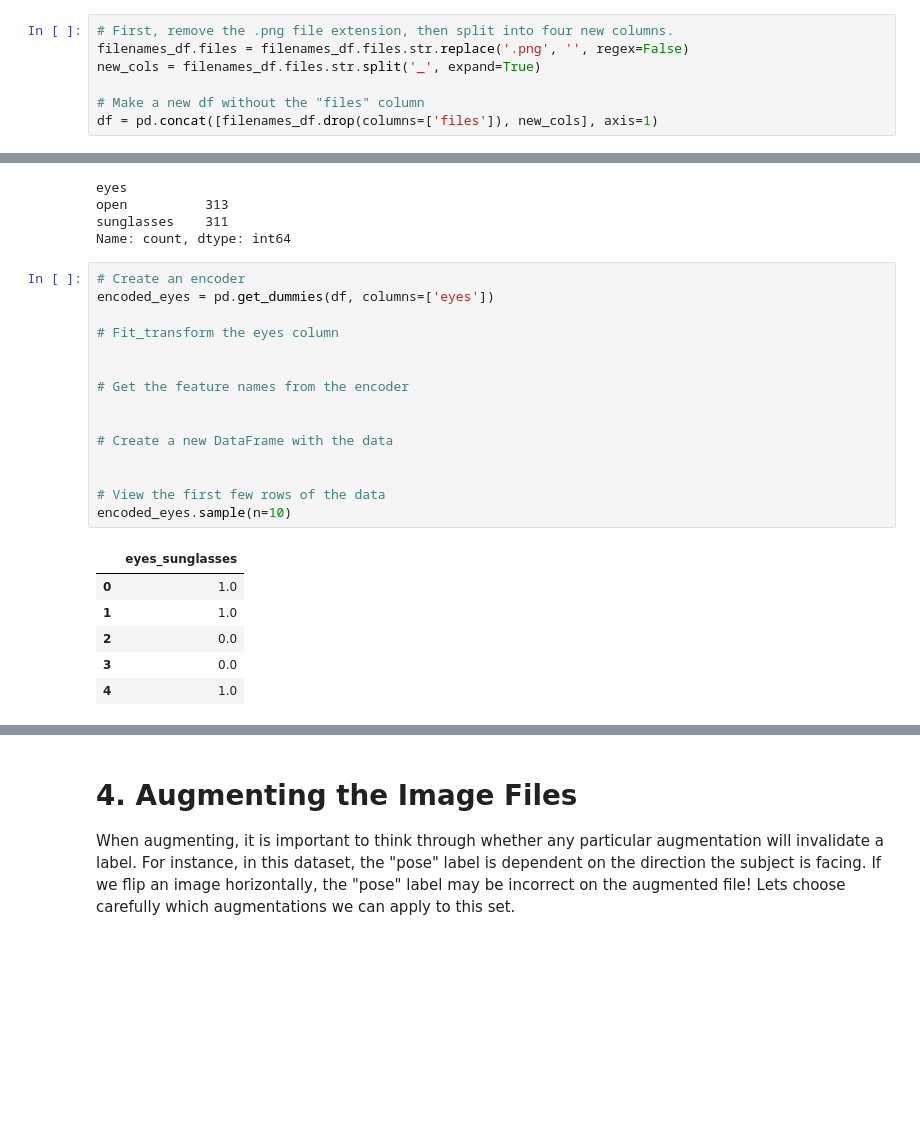
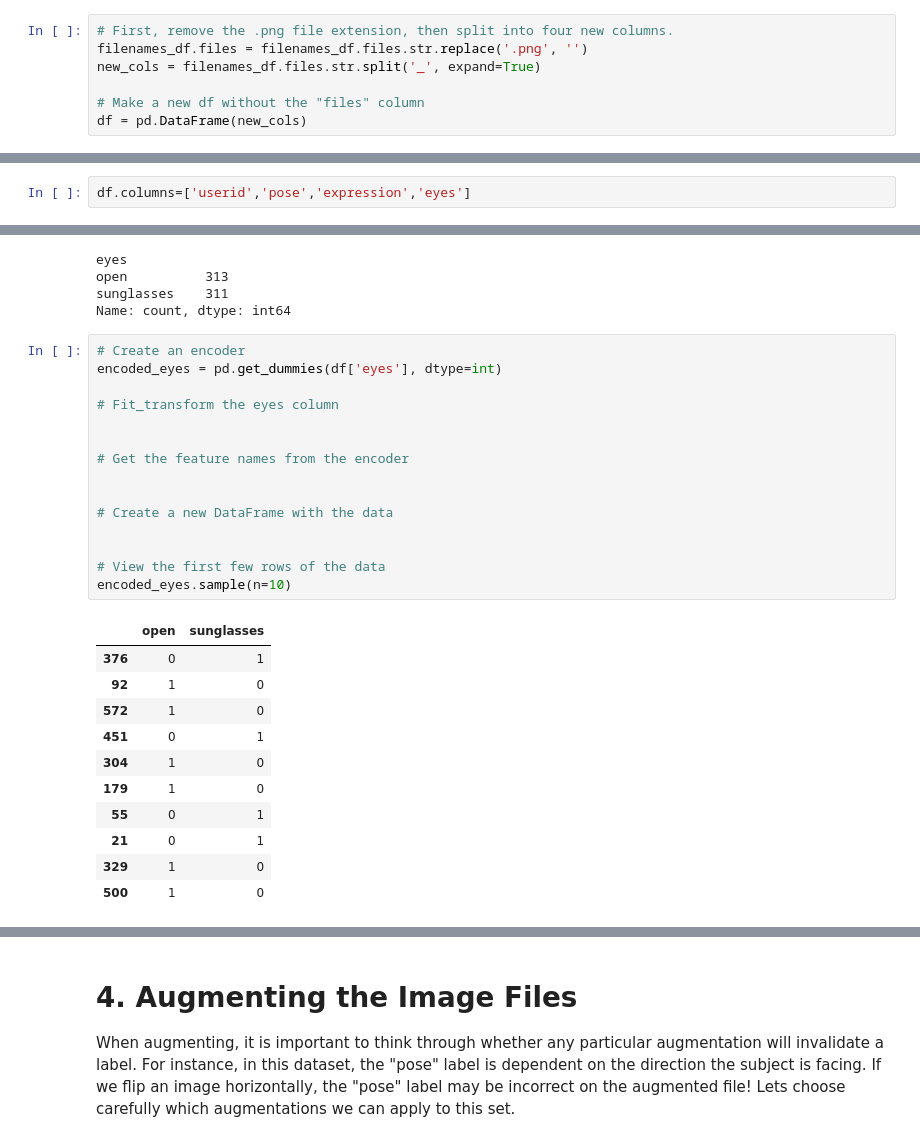
Before and after one commit to steven-midgley/AI-PT-WEST-AUGUST-080524, a Jupyter notebook: 19-Neural-Networks-Deep-Learning-2/3/Activities/03-Evr_Preparing_Faces_for_Branching/Unsolved/preparing_faces_for_branching.ipynb, the cells around one changed output, grey strips where cells are left out. Saved outputs shown, nothing was run; the diff lists cells and outputs as text; blank space fills up the shorter version.

```diff
--- a/19-Neural-Networks-Deep-Learning-2/3/Activities/03-Evr_Preparing_Faces_for_Branching/Unsolved/preparing_faces_for_branching.ipynb
+++ b/19-Neural-Networks-Deep-Learning-2/3/Activities/03-Evr_Preparing_Faces_for_Branching/Unsolved/preparing_faces_for_branching.ipynb
@@ -144,8 +149,8 @@ filenames_df.head()
 | 4 | mitchell_straight_angry_sunglasse... |
 # %%
 # First, remove the .png file extension, then split into four new columns.
-filenames_df.files = filenames_df.files.str.replace('.png', '', regex=False)
+filenames_df.files = filenames_df.files.str.replace('.png', '')
 new_cols = filenames_df.files.str.split('_', expand=True)
 
 # Make a new df without the "files" column
-df = pd.concat([filenames_df.drop(columns=['files']), new_cols], axis=1)
+df = pd.DataFrame(new_cols)
@@ -159,2 +157,4 @@ df = pd.concat([filenames_df.drop(columns=['files']), new_cols], axis=1)
 # %% [markdown]
 Now that we've split our y data into separate columns, lets preprocess each y column and determine how many output layers to create.
+# %%
+df.columns=['userid','pose','expression','eyes']
@@ -282,25 +313,30 @@ sunglasses    311
 Name: count, dtype: int64
 # %%
 # Create an encoder
-encoded_eyes = pd.get_dummies(df, columns=['eyes'])
+encoded_eyes = pd.get_dummies(df['eyes'], dtype=int)
 
 # Fit_transform the eyes column
 
 
 # Get the feature names from the encoder
 
 
 # Create a new DataFrame with the data
 
 
 # View the first few rows of the data
 encoded_eyes.sample(n=10)
 # %% [output]
-|  | eyes_sunglasses |
-| 0 | 1.0 |
-| 1 | 1.0 |
-| 2 | 0.0 |
-| 3 | 0.0 |
-| 4 | 1.0 |
+|  | open | sunglasses |
+| 376 | 0 | 1 |
+| 92 | 1 | 0 |
+| 572 | 1 | 0 |
+| 451 | 0 | 1 |
+| 304 | 1 | 0 |
+| 179 | 1 | 0 |
+| 55 | 0 | 1 |
+| 21 | 0 | 1 |
+| 329 | 1 | 0 |
+| 500 | 1 | 0 |
 # %%
 # Combine the processed y data into a new DataFrame
```
Also changed, not shown: parts of 13 cells of this notebook, 3 other files.
